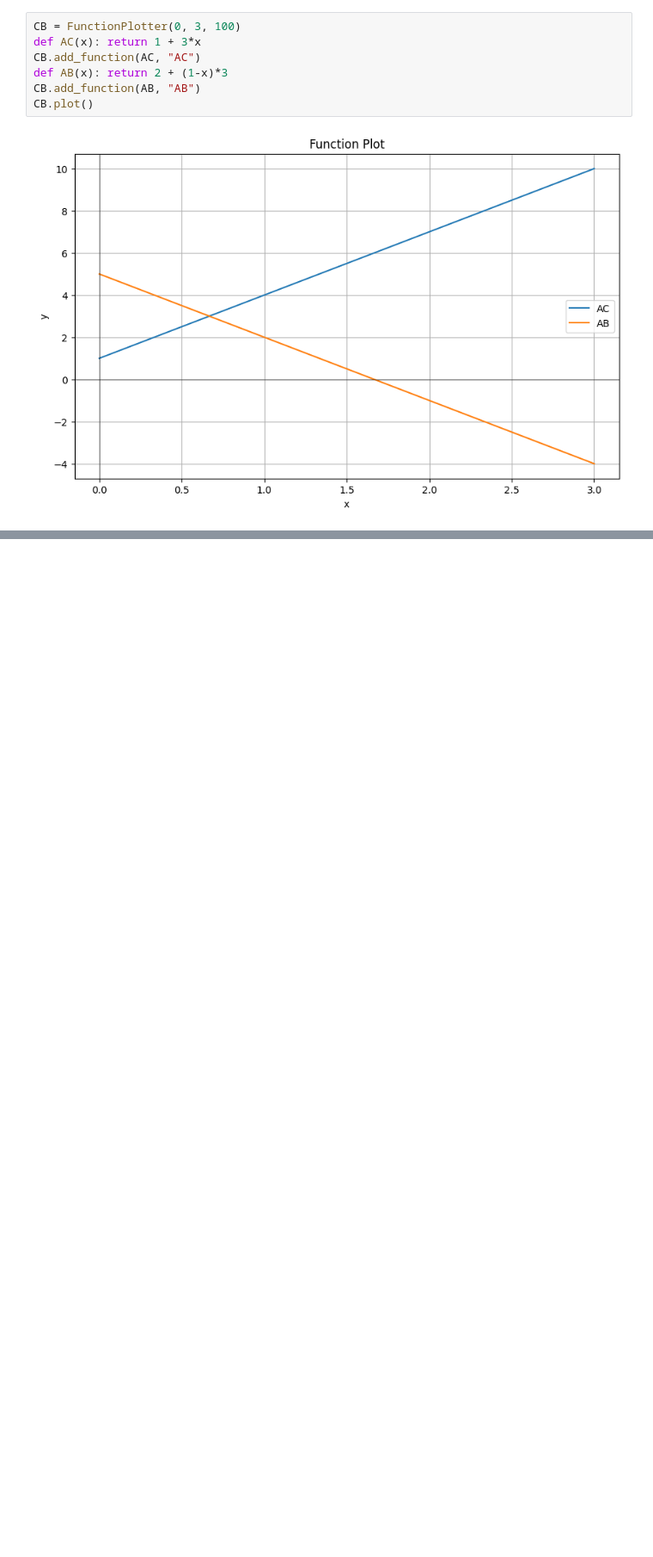
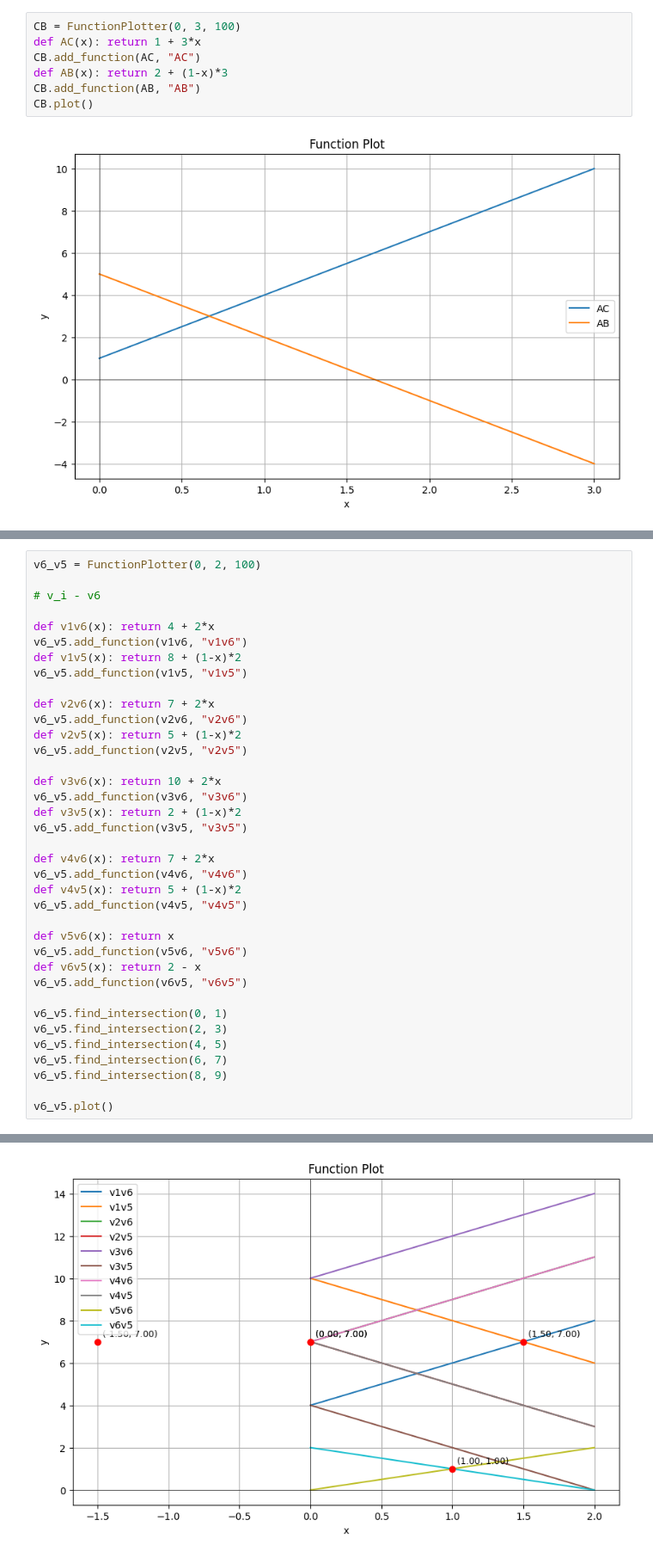
Before and after one commit to Bancie/thuhoach.nckh, a Jupyter notebook: ipynb/location/Single Center Problem in Location Optimization: Model and Implementation with Python.ipynb, the cells around one changed output, grey strips where cells are left out. Shown: that part at 86% size. Saved outputs shown, nothing was run; the diff lists cells and outputs as text; blank space fills up the shorter version.

```diff
--- a/ipynb/location/Single Center Problem in Location Optimization: Model and Implementation with Python.ipynb
+++ b/ipynb/location/Single Center Problem in Location Optimization: Model and Implementation with Python.ipynb
@@ -341,0 +356,38 @@ CB.plot()
+# %%
+v6_v5 = FunctionPlotter(0, 2, 100)
+
+# v_i - v6
+
+def v1v6(x): return 4 + 2*x
+v6_v5.add_function(v1v6, "v1v6")
+def v1v5(x): return 8 + (1-x)*2
+v6_v5.add_function(v1v5, "v1v5")
+
+def v2v6(x): return 7 + 2*x
+v6_v5.add_function(v2v6, "v2v6")
+def v2v5(x): return 5 + (1-x)*2
+v6_v5.add_function(v2v5, "v2v5")
+
+def v3v6(x): return 10 + 2*x
+v6_v5.add_function(v3v6, "v3v6")
+def v3v5(x): return 2 + (1-x)*2
+v6_v5.add_function(v3v5, "v3v5")
+
+def v4v6(x): return 7 + 2*x
+v6_v5.add_function(v4v6, "v4v6")
+def v4v5(x): return 5 + (1-x)*2
+v6_v5.add_function(v4v5, "v4v5")
+
+def v5v6(x): return x
+v6_v5.add_function(v5v6, "v5v6")
+def v6v5(x): return 2 - x
+v6_v5.add_function(v6v5, "v6v5")
+
+v6_v5.find_intersection(0, 1)
+v6_v5.find_intersection(2, 3)
+v6_v5.find_intersection(4, 5)
+v6_v5.find_intersection(6, 7)
+v6_v5.find_intersection(8, 9)
+
+v6_v5.plot()
+# %% [output]
@@ -341,0 +399 @@ CB.plot()
+[figure, added]
```
Also changed, not shown: parts of 12 cells of this notebook, 2 other files.
